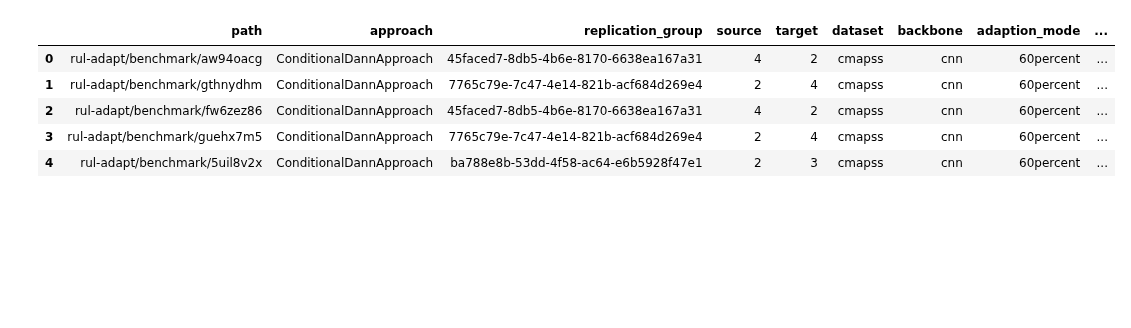
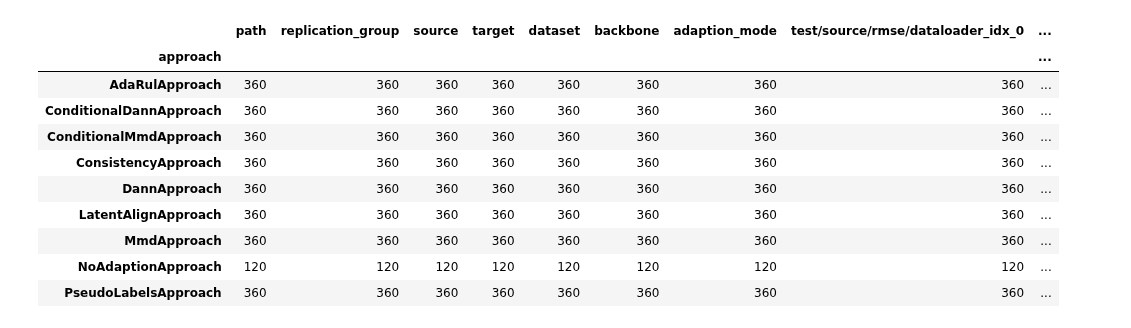
Before and after one commit to tilman151/crule, a Jupyter notebook: analysis.ipynb, the cells around one changed output. Drawn from its saved outputs; the diff is of its cells as text; code cells hidden in the pictures; blank space fills up the shorter version.

```diff
--- a/analysis.ipynb
+++ b/analysis.ipynb
@@ -11,13 +10,18 @@ from crule.evaluation import load_runs, friedman_nemenyi, plot_critical_differen
 # %%
-runs = load_runs("rul-adapt/benchmark", exclude_tags=["pretraining"])
-runs.head()
+runs = load_runs("rul-adapt/benchmark", exclude_tags=["pretraining", "full_eval_do_not_use", "unstable", "eval_degraded_only"], with_epoch_time=True)
+runs.groupby("approach").count()
 # %% [output]
-|  | path | approach | replication_group | source | target | dataset | backbone | adaption_mode | ... |
-| 0 | rul-adapt/benchmark/aw94oacg | ConditionalDannApproach | 45faced7-8db5-4b6e-8170-6638ea167a31 | 4 | 2 | cmapss | cnn | 60percent | ... |
-| 1 | rul-adapt/benchmark/gthnydhm | ConditionalDannApproach | 7765c79e-7c47-4e14-821b-acf684d269e4 | 2 | 4 | cmapss | cnn | 60percent | ... |
-| 2 | rul-adapt/benchmark/fw6zez86 | ConditionalDannApproach | 45faced7-8db5-4b6e-8170-6638ea167a31 | 4 | 2 | cmapss | cnn | 60percent | ... |
-| 3 | rul-adapt/benchmark/guehx7m5 | ConditionalDannApproach | 7765c79e-7c47-4e14-821b-acf684d269e4 | 2 | 4 | cmapss | cnn | 60percent | ... |
-| 4 | rul-adapt/benchmark/5uil8v2x | ConditionalDannApproach | ba788e8b-53dd-4f58-ac64-e6b5928f47e1 | 2 | 3 | cmapss | cnn | 60percent | ... |
+|  | path | replication_group | source | target | dataset | backbone | adaption_mode | test/source/rmse/dataloader_idx_0 | ... |
+| approach |  |  |  |  |  |  |  |  | ... |
+| AdaRulApproach | 360 | 360 | 360 | 360 | 360 | 360 | 360 | 360 | ... |
+| ConditionalDannApproach | 360 | 360 | 360 | 360 | 360 | 360 | 360 | 360 | ... |
+| ConditionalMmdApproach | 360 | 360 | 360 | 360 | 360 | 360 | 360 | 360 | ... |
+| ConsistencyApproach | 360 | 360 | 360 | 360 | 360 | 360 | 360 | 360 | ... |
+| DannApproach | 360 | 360 | 360 | 360 | 360 | 360 | 360 | 360 | ... |
+| LatentAlignApproach | 360 | 360 | 360 | 360 | 360 | 360 | 360 | 360 | ... |
+| MmdApproach | 360 | 360 | 360 | 360 | 360 | 360 | 360 | 360 | ... |
+| NoAdaptionApproach | 120 | 120 | 120 | 120 | 120 | 120 | 120 | 120 | ... |
+| PseudoLabelsApproach | 360 | 360 | 360 | 360 | 360 | 360 | 360 | 360 | ... |
 # %%
 def scrub_strings(metric, df):
     types = df[metric].apply(lambda x: type(x))
```
Also changed, not shown: parts of 30 cells of this notebook, 1 other file.
